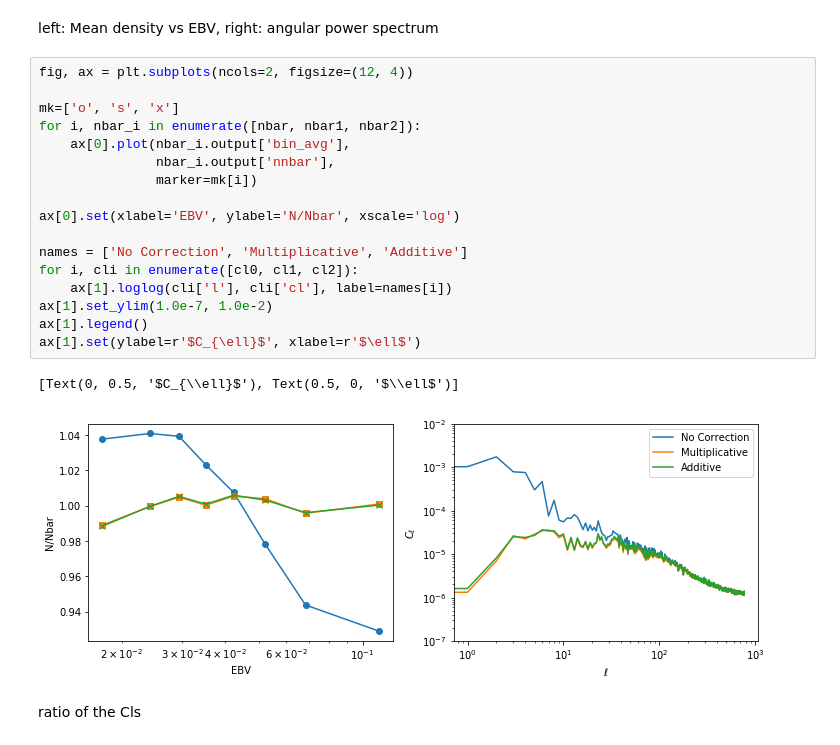
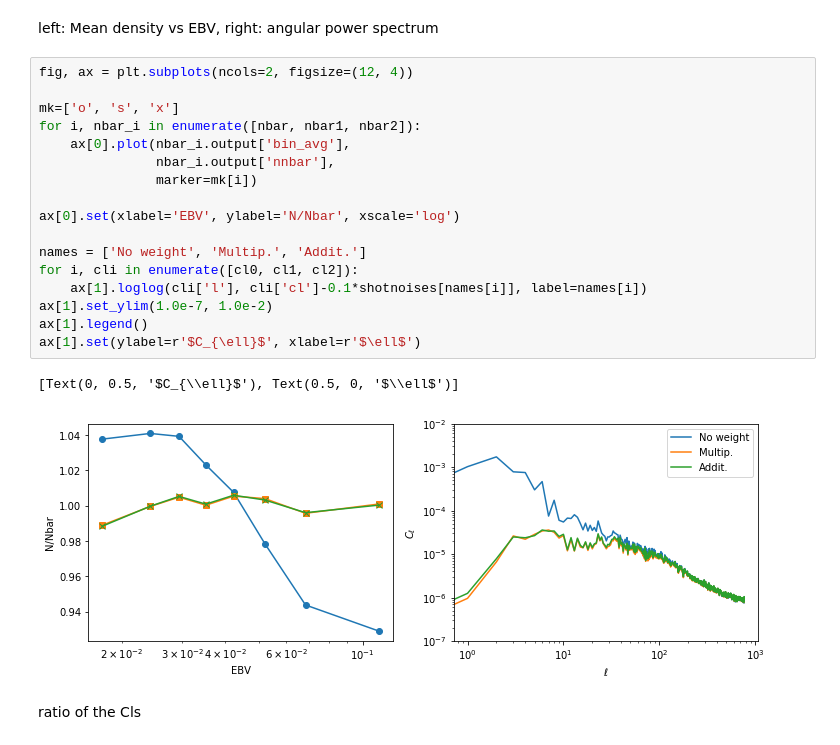
Before and after one commit to mehdirezaie/SYSNet, a Jupyter notebook: notebooks/Mitigation.ipynb, the cells around one changed output. Cells and saved outputs as stored; diff of their text form.

```diff
--- a/notebooks/Mitigation.ipynb
+++ b/notebooks/Mitigation.ipynb
@@ -111,22 +111,22 @@ left: Mean density vs EBV, right: angular power spectrum
 # %%
 fig, ax = plt.subplots(ncols=2, figsize=(12, 4))
 
 mk=['o', 's', 'x']
 for i, nbar_i in enumerate([nbar, nbar1, nbar2]):
     ax[0].plot(nbar_i.output['bin_avg'],
                nbar_i.output['nnbar'],
                marker=mk[i])
 
 ax[0].set(xlabel='EBV', ylabel='N/Nbar', xscale='log')
 
-names = ['No Correction', 'Multiplicative', 'Additive']
+names = ['No weight', 'Multip.', 'Addit.']
 for i, cli in enumerate([cl0, cl1, cl2]):
-    ax[1].loglog(cli['l'], cli['cl'], label=names[i])
+    ax[1].loglog(cli['l'], cli['cl']-0.1*shotnoises[names[i]], label=names[i])
 ax[1].set_ylim(1.0e-7, 1.0e-2)
 ax[1].legend()
 ax[1].set(ylabel=r'$C_{\ell}$', xlabel=r'$\ell$')
 # %% [output]
 [Text(0, 0.5, '$C_{\\ell}$'), Text(0.5, 0, '$\\ell$')]
-[figure, old version]
+[figure, new version]
 # %% [markdown]
 ratio of the Cls
```
Also changed, not shown: parts of 6 cells of this notebook.
